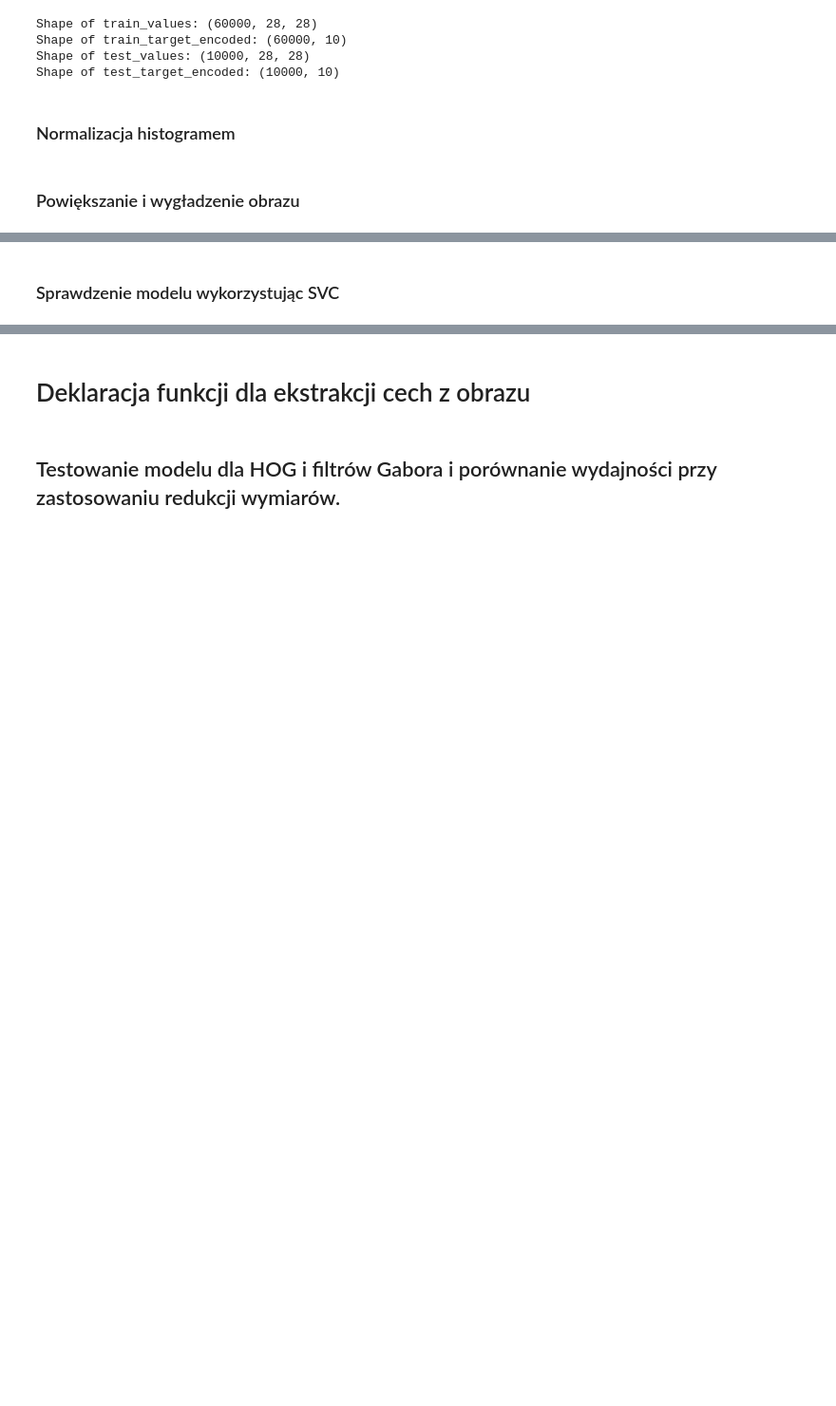
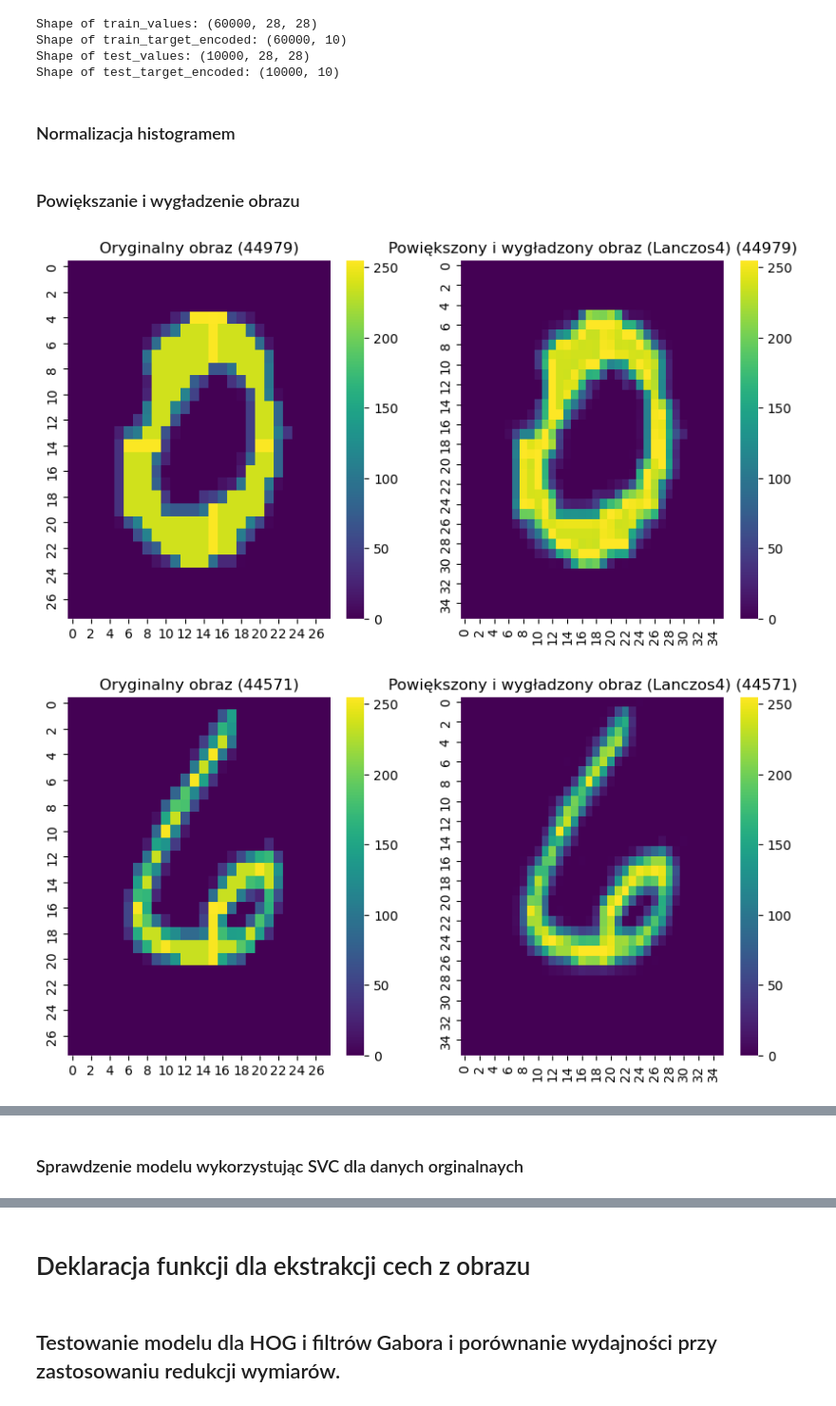
Before and after one commit to Dominik-Sidorczuk/Dominik-Projects, a Jupyter notebook: Minst/Image MINST.ipynb, the cells around one changed output, grey strips where cells are left out. Shown at 95% size. Drawn from its saved outputs; the diff is of its cells as text; code cells hidden in the pictures; blank space fills up the shorter version.

```diff
--- a/Minst/Image MINST.ipynb
+++ b/Minst/Image MINST.ipynb
@@ -115,27 +107,30 @@ for i in range(X_test.shape[0]):
 # %%
 def enlarge_and_smooth(image, new_size):
     """Powiększa obraz za pomocą interpolacji bicubic."""
     enlarged_image = cv2.resize(image, new_size, interpolation=cv2.INTER_CUBIC)
     return enlarged_image
 
-# # Sztuczne zwiększenie rozmiaru obrazu
-# sample_indices = np.random.choice(X_train.shape[0], 5, replace=False)
+# Sztuczne zwiększenie rozmiaru obrazu
+sample_indices = np.random.choice(X_train.shape[0], 5, replace=False)
 
-# # Dla każdego wybranego obrazu
-# for idx in sample_indices:
-#     # Oryginalny obraz
-#     original_image = X_train[idx]
+# Dla każdego wybranego obrazu
+for idx in sample_indices:
+    # Oryginalny obraz
+    original_image = X_train[idx]
 
-#     # Powiększony i wygładzony obraz
-#     enlarged_smoothed_image = enlarge_and_smooth(original_image, new_size=(42, 42))  # Przykładowy nowy rozmiar
+    # Powiększony i wygładzony obraz
+    enlarged_smoothed_image = enlarge_and_smooth(original_image, new_size=(36, 36))
 
-#     # Wyświetl oryginalny i przekształcony obraz obok siebie
-#     fig, axes = plt.subplots(1, 2, figsize=(10, 5))
+    # Wyświetl oryginalny i przekształcony obraz obok siebie
+    fig, axes = plt.subplots(1, 2, figsize=(10, 5))
 
-#     sns.heatmap(original_image, cmap="viridis", ax=axes[0])
-#     axes[0].set_title(f'Oryginalny obraz ({idx})')
+    sns.heatmap(original_image, cmap="viridis", ax=axes[0])
+    axes[0].set_title(f'Oryginalny obraz ({idx})')
 
-#     sns.heatmap(enlarged_smoothed_image, cmap="viridis", ax=axes[1])
-#     axes[1].set_title(f'Powiększony i wygładzony obraz (Lanczos4) ({idx})')
+    sns.heatmap(enlarged_smoothed_image, cmap="viridis", ax=axes[1])
+    axes[1].set_title(f'Powiększony i wygładzony obraz (Lanczos4) ({idx})')
 
-    #plt.show()
+    plt.show()
+# %% [output]
+[figure, added]
+[figure, added]
@@ -142,2 +140,2 @@ def enlarge_and_smooth(image, new_size):
 # %% [markdown]
-### Sprawdzenie modelu wykorzystując SVC
+### Sprawdzenie modelu wykorzystując SVC dla danych orginalnaych
```
Also changed, not shown: parts of 15 cells of this notebook.
